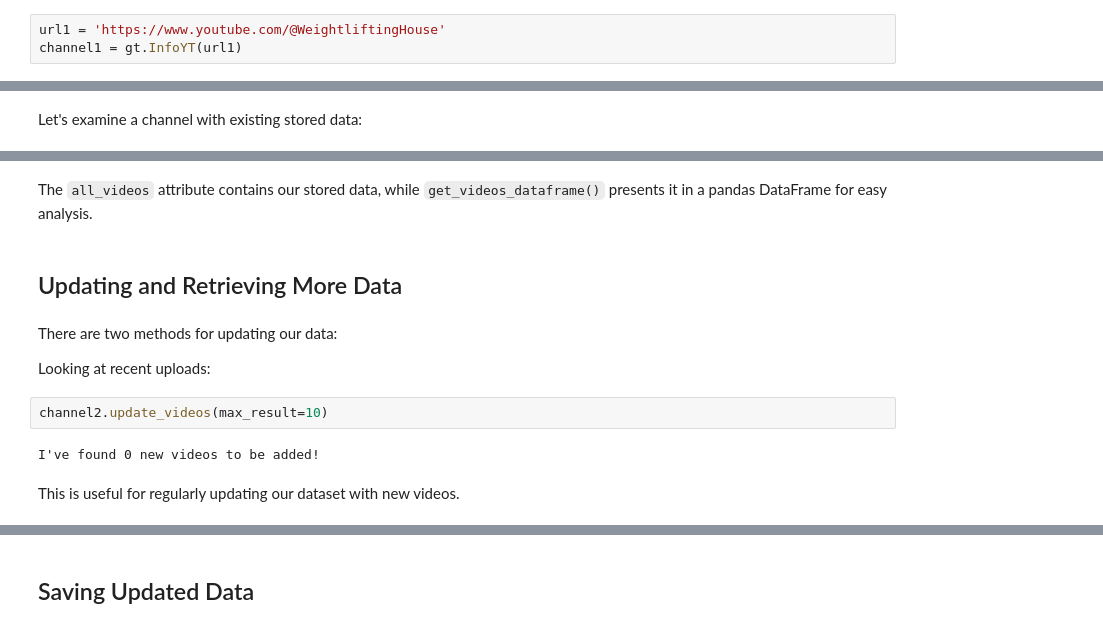
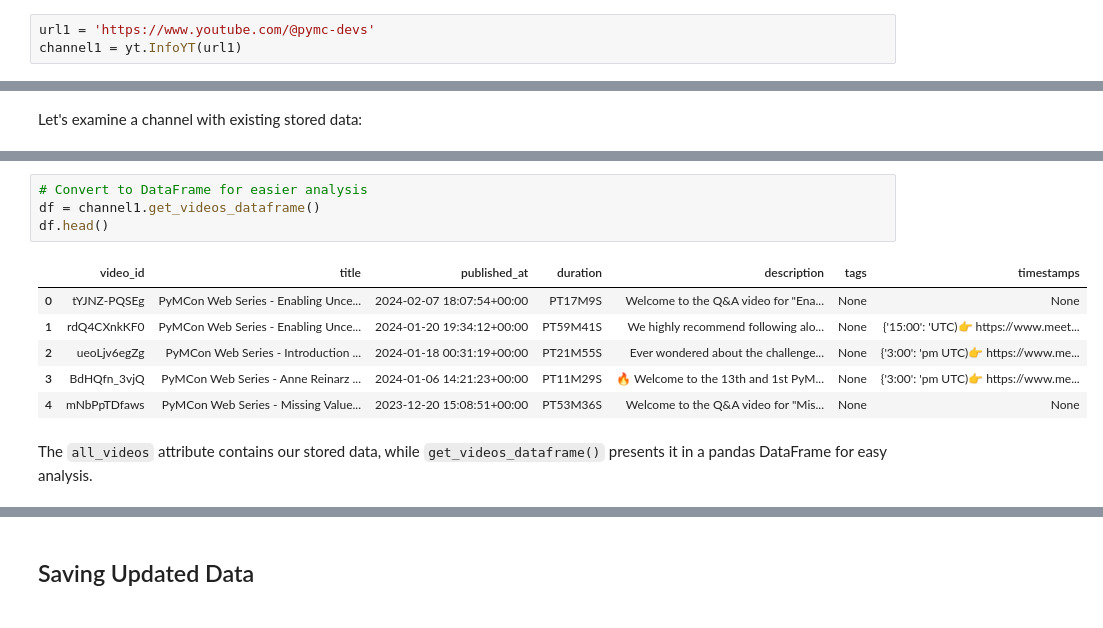
Before and after one commit to CharlieNestor/retrieve_video_info_YouTube_channel, a Jupyter notebook: infoYT_jupyter.ipynb, the cells around one changed output, grey strips where cells are left out. Saved outputs shown, nothing was run; the diff lists cells and outputs as text.

```diff
--- a/infoYT_jupyter.ipynb
+++ b/infoYT_jupyter.ipynb
@@ -36,6 +37,6 @@ IMPORTANT: Your usage is determined by a daily Quota limit. Monitor this as each
 # %% [markdown]
 Let's start by creating an instance for a YouTube channel:
 # %%
-url1 = 'https://www.youtube.com/@WeightliftingHouse'
-channel1 = gt.InfoYT(url1)
+url1 = 'https://www.youtube.com/@pymc-devs'
+channel1 = yt.InfoYT(url1)
 # %% [output]
@@ -112,14 +73,13 @@ The total number of videos already stored is: 89.
+# %%
+# Convert to DataFrame for easier analysis
+df = channel1.get_videos_dataframe()
+df.head()
+# %% [output]
+|  | video_id | title | published_at | duration | description | tags | timestamps |
+| 0 | tYJNZ-PQSEg | PyMCon Web Series - Enabling Unce... | 2024-02-07 18:07:54+00:00 | PT17M9S | Welcome to the Q&A video for "Ena... | None | None |
+| 1 | rdQ4CXnkKF0 | PyMCon Web Series - Enabling Unce... | 2024-01-20 19:34:12+00:00 | PT59M41S | We highly recommend following alo... | None | {'15:00': 'UTC)👉 https://www.meet... |
+| 2 | ueoLjv6egZg | PyMCon Web Series - Introduction ... | 2024-01-18 00:31:19+00:00 | PT21M55S | Ever wondered about the challenge... | None | {'3:00': 'pm UTC)👉 https://www.me... |
+| 3 | BdHQfn_3vjQ | PyMCon Web Series - Anne Reinarz ... | 2024-01-06 14:21:23+00:00 | PT11M29S | 🔥 Welcome to the 13th and 1st PyM... | None | {'3:00': 'pm UTC)👉 https://www.me... |
+| 4 | mNbPpTDfaws | PyMCon Web Series - Missing Value... | 2023-12-20 15:08:51+00:00 | PT53M36S | Welcome to the Q&A video for "Mis... | None | None |
 # %% [markdown]
 The `all_videos` attribute contains our stored data, while `get_videos_dataframe()` presents it in a pandas DataFrame for easy analysis.
-# %% [markdown]
-## Updating and Retrieving More Data
-# %% [markdown]
-There are two methods for updating our data:
-
-Looking at recent uploads:
-# %%
-channel2.update_videos(max_result=10)
-# %% [output]
-I've found 0 new videos to be added!
-# %% [markdown]
-This is useful for regularly updating our dataset with new videos.
```
Also changed, not shown: parts of 35 cells of this notebook.
